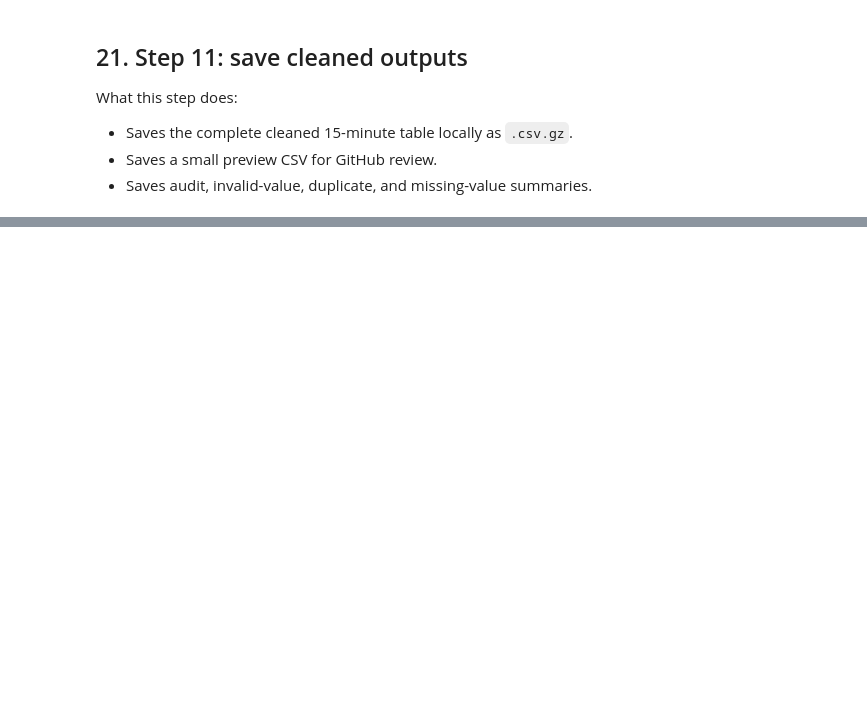
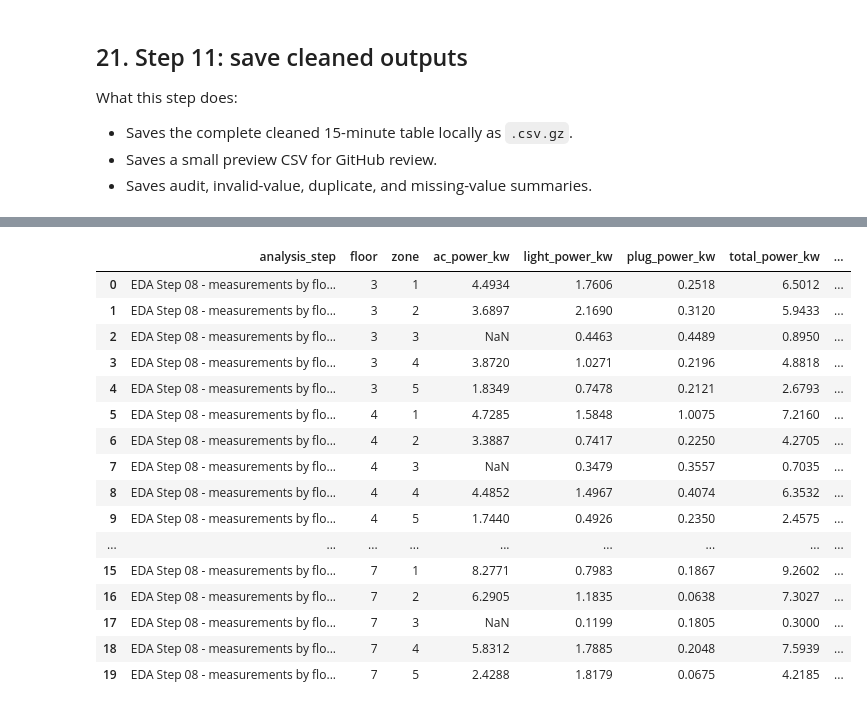
Before and after one commit to Lee-yongli/Artificial-Intelligence-for-Smart-Building-Log-Analysis, a Jupyter notebook: Artificial Intelligence for Smart-Building Log Analysis/merge_2018_2019_floors_3_4_5_7.ipynb, the cells around one changed output, grey strips where cells are left out. Saved outputs shown, nothing was run; the diff lists cells and outputs as text; code cells hidden in the pictures; blank space fills up the shorter version.

```diff
--- a/Artificial Intelligence for Smart-Building Log Analysis/merge_2018_2019_floors_3_4_5_7.ipynb
+++ b/Artificial Intelligence for Smart-Building Log Analysis/merge_2018_2019_floors_3_4_5_7.ipynb
@@ -825,0 +1130,34 @@ display(save_audit)
+# %%
+def eda_step_08_measurements_by_floor_zone(df: pd.DataFrame, measurement_columns: list[str]) -> pd.DataFrame:
+    available_measurements = [col for col in measurement_columns if col in df.columns]
+    by_floor_zone = (
+        df.groupby(["floor", "zone"], as_index=False)[available_measurements]
+        .mean()
+        .round(4)
+        .sort_values(["floor", "zone"])
+        .reset_index(drop=True)
+    )
+    by_floor_zone.insert(0, "analysis_step", "EDA Step 08 - measurements by floor and zone")
+    return by_floor_zone
+
+
+eda_measurements_by_floor_zone = eda_step_08_measurements_by_floor_zone(eda_df, MEASUREMENT_COLUMNS)
+display(eda_measurements_by_floor_zone)
+# %% [output]
+|  | analysis_step | floor | zone | ac_power_kw | light_power_kw | plug_power_kw | total_power_kw | ... |
+| 0 | EDA Step 08 - measurements by flo... | 3 | 1 | 4.4934 | 1.7606 | 0.2518 | 6.5012 | ... |
+| 1 | EDA Step 08 - measurements by flo... | 3 | 2 | 3.6897 | 2.1690 | 0.3120 | 5.9433 | ... |
+| 2 | EDA Step 08 - measurements by flo... | 3 | 3 | NaN | 0.4463 | 0.4489 | 0.8950 | ... |
+| 3 | EDA Step 08 - measurements by flo... | 3 | 4 | 3.8720 | 1.0271 | 0.2196 | 4.8818 | ... |
+| 4 | EDA Step 08 - measurements by flo... | 3 | 5 | 1.8349 | 0.7478 | 0.2121 | 2.6793 | ... |
+| 5 | EDA Step 08 - measurements by flo... | 4 | 1 | 4.7285 | 1.5848 | 1.0075 | 7.2160 | ... |
+| 6 | EDA Step 08 - measurements by flo... | 4 | 2 | 3.3887 | 0.7417 | 0.2250 | 4.2705 | ... |
+| 7 | EDA Step 08 - measurements by flo... | 4 | 3 | NaN | 0.3479 | 0.3557 | 0.7035 | ... |
+| 8 | EDA Step 08 - measurements by flo... | 4 | 4 | 4.4852 | 1.4967 | 0.4074 | 6.3532 | ... |
+| 9 | EDA Step 08 - measurements by flo... | 4 | 5 | 1.7440 | 0.4926 | 0.2350 | 2.4575 | ... |
+| ... | ... | ... | ... | ... | ... | ... | ... | ... |
+| 15 | EDA Step 08 - measurements by flo... | 7 | 1 | 8.2771 | 0.7983 | 0.1867 | 9.2602 | ... |
+| 16 | EDA Step 08 - measurements by flo... | 7 | 2 | 6.2905 | 1.1835 | 0.0638 | 7.3027 | ... |
+| 17 | EDA Step 08 - measurements by flo... | 7 | 3 | NaN | 0.1199 | 0.1805 | 0.3000 | ... |
+| 18 | EDA Step 08 - measurements by flo... | 7 | 4 | 5.8312 | 1.7885 | 0.2048 | 7.5939 | ... |
+| 19 | EDA Step 08 - measurements by flo... | 7 | 5 | 2.4288 | 1.8179 | 0.0675 | 4.2185 | ... |
```
Also changed, not shown: parts of 32 cells of this notebook, 15 other files.
